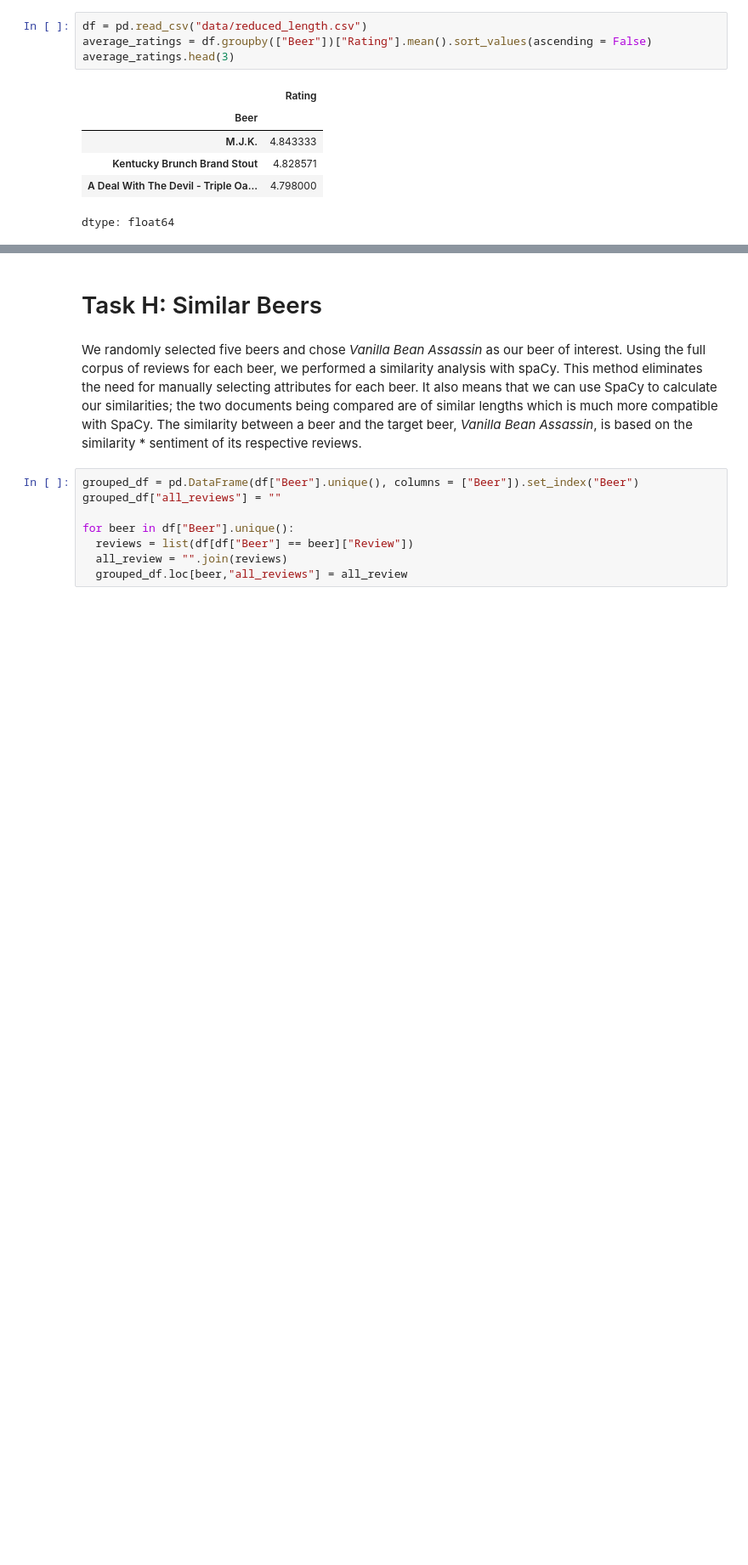
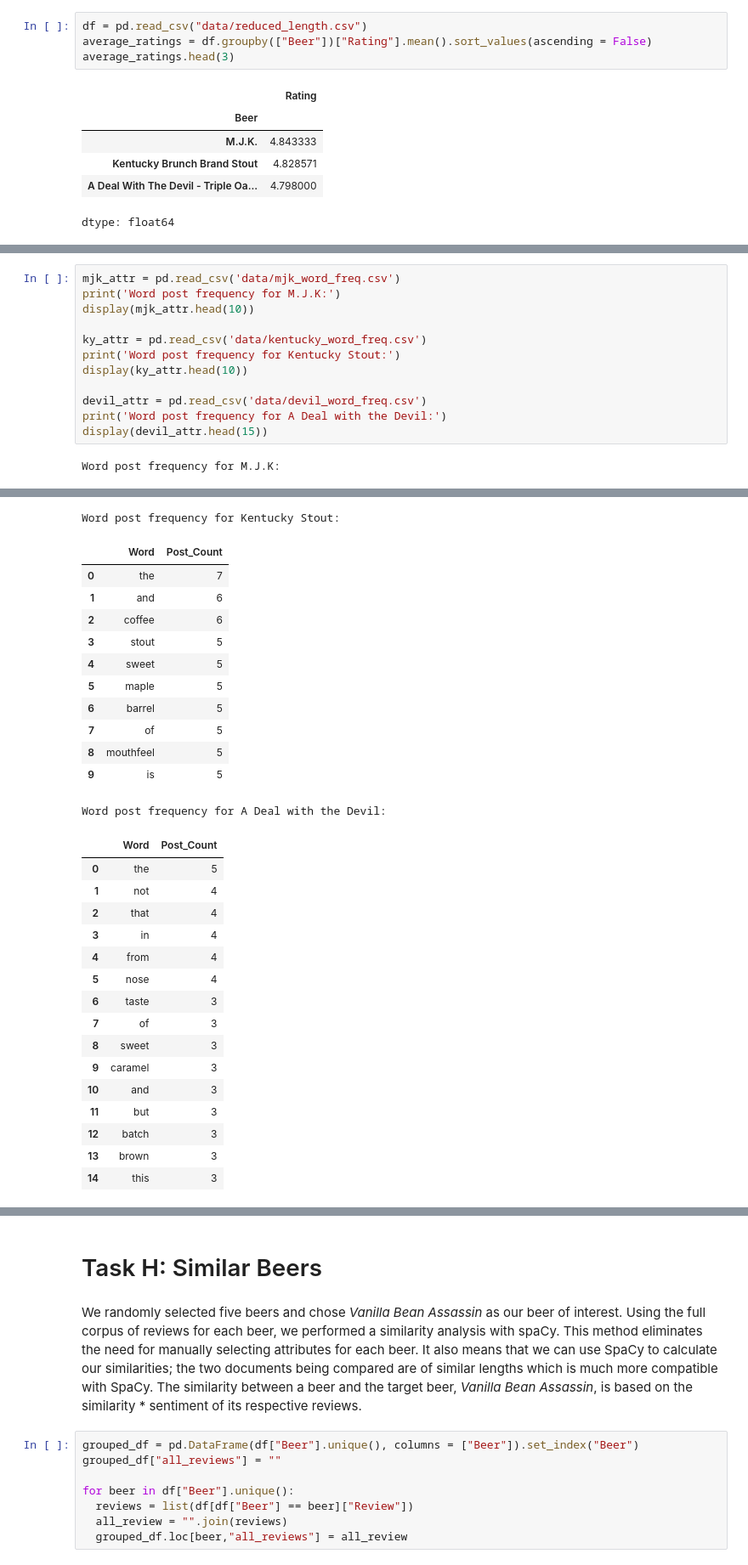
Before and after one commit to femkemunting/mis284n_assignment_2, a Jupyter notebook: assignment2.ipynb, the cells around one changed output, grey strips where cells are left out. Shown at 85% size. Cells and saved outputs as stored; diff of their text form; blank space fills up the shorter version.

```diff
--- a/assignment2.ipynb
+++ b/assignment2.ipynb
@@ -1164,0 +1190,14 @@ AttributeError: 'float' object has no attribute 'lower'
+# %%
+mjk_attr = pd.read_csv('data/mjk_word_freq.csv')
+print('Word post frequency for M.J.K:')
+display(mjk_attr.head(10))
+
+ky_attr = pd.read_csv('data/kentucky_word_freq.csv')
+print('Word post frequency for Kentucky Stout:')
+display(ky_attr.head(10))
+
+devil_attr = pd.read_csv('data/devil_word_freq.csv')
+print('Word post frequency for A Deal with the Devil:')
+display(devil_attr.head(15))
+# %% [output]
+Word post frequency for M.J.K:
@@ -1165 +1215,30 @@ AttributeError: 'float' object has no attribute 'lower'
+Word post frequency for Kentucky Stout:
+|  | Word | Post_Count |
+| 0 | the | 7 |
+| 1 | and | 6 |
+| 2 | coffee | 6 |
+| 3 | stout | 5 |
+| 4 | sweet | 5 |
+| 5 | maple | 5 |
+| 6 | barrel | 5 |
+| 7 | of | 5 |
+| 8 | mouthfeel | 5 |
+| 9 | is | 5 |
+Word post frequency for A Deal with the Devil:
+|  | Word | Post_Count |
+| 0 | the | 5 |
+| 1 | not | 4 |
+| 2 | that | 4 |
+| 3 | in | 4 |
+| 4 | from | 4 |
+| 5 | nose | 4 |
+| 6 | taste | 3 |
+| 7 | of | 3 |
+| 8 | sweet | 3 |
+| 9 | caramel | 3 |
+| 10 | and | 3 |
+| 11 | but | 3 |
+| 12 | batch | 3 |
+| 13 | brown | 3 |
+| 14 | this | 3 |
 # %% [markdown]
```
Also changed, not shown: parts of 18 cells of this notebook, 7 other files.
